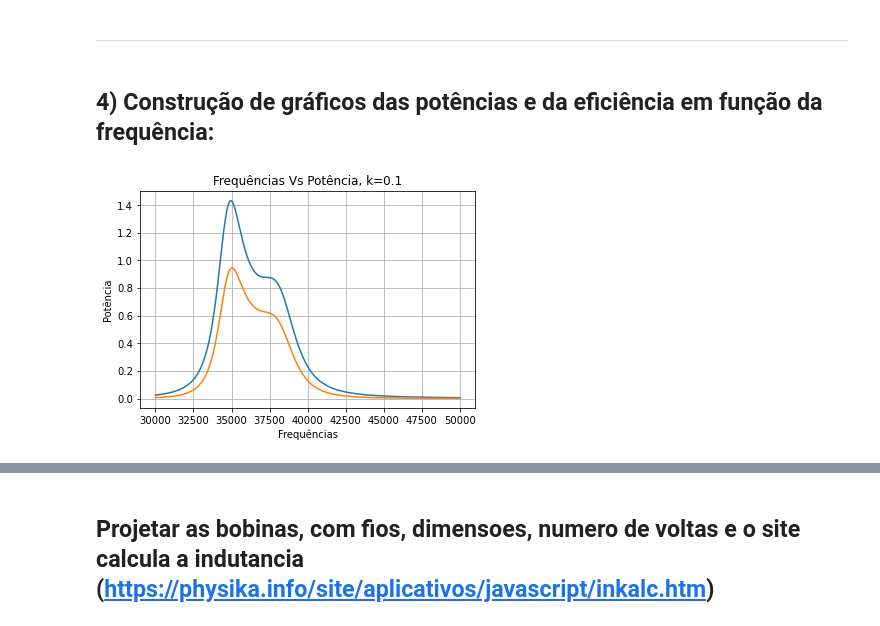
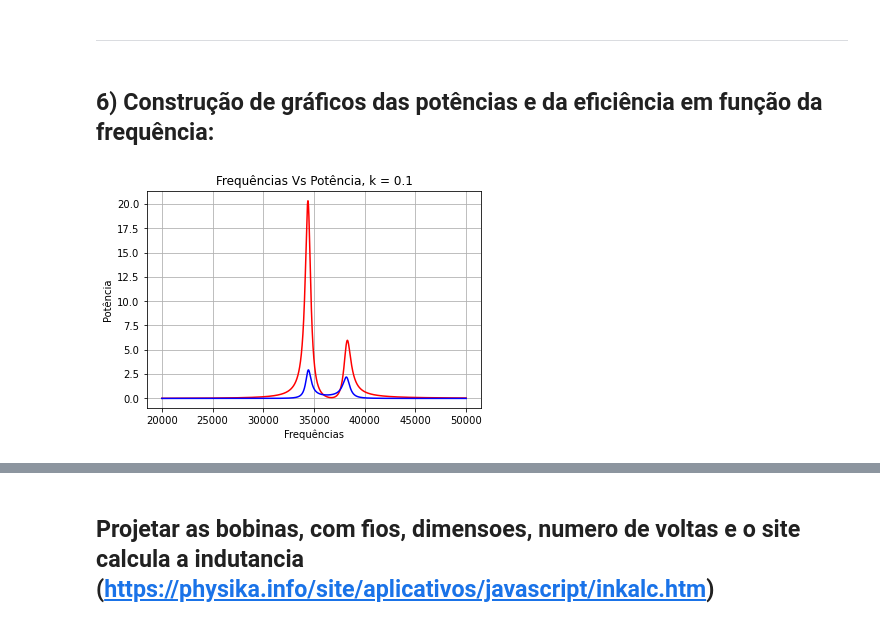
Before and after one commit to Gabrielamb2/eletromag, a Jupyter notebook: Projeto.ipynb, the cells around one changed output, grey strips where cells are left out. Drawn from its saved outputs; the diff is of its cells as text; code cells hidden in the pictures.

```diff
--- a/Projeto.ipynb
+++ b/Projeto.ipynb
@@ -152,32 +238,33 @@ plt.grid()
 # %% [markdown]
 ___
 # %% [markdown]
-## 4)  Construção de gráficos das potências e da eficiência em função da frequência:
+## 6)  Construção de gráficos das potências e da eficiência em função da frequência:
-# %%
-valores_freq = np.arange(3*10**4, 5*10**4, 0.5).tolist()
-lista_P1 = []
-lista_P2 = []
-for frequencias in valores_freq:
-    resposta = CalcularTransformador(10/pi,400,r1,frequencias,0.11,r2)  #teste: 10/pi,400,r1,frequencias,0.11,r2
-    i1,i2,xeq = resposta
-    s1 = (10/pi*(i1.conjugate()))/2
-    #pegando a parte ativa
-    P1 = s1.real
-    lista_P1.append(P1)
-
-    s2 = (xeq*i2*i2.conjugate())/2
-    #pegando a parte ativa
-    P2 = s2.real
-    lista_P2.append(P2)
-
-plt.plot(valores_freq,lista_P1)
-plt.plot(valores_freq,lista_P2)
-plt.xlabel("Frequências")
-plt.ylabel("Potência")
-plt.title("Frequências Vs Potência, k=0.1")
-plt.grid()
-# %% [output]
-[figure, removed]
+# %%
+lista_P1 = []
+lista_P2 = []
+
+for frequencias in valores_freq:
+    resposta = CalcularTransformador(v1,rc,r1,frequencias,k,r2)
+    i1,i2,xeq = resposta
+
+    s1 = (r1*i1*i1.conjugate())/2
+    #pegando a parte ativa
+    P1 = s1.real
+    lista_P1.append(P1)
+
+    s2 = (xeq*i2*i2.conjugate())/2
+    #pegando a parte ativa
+    P2 = s2.real
+    lista_P2.append(P2)
+
+plt.plot(valores_freq,lista_P1, "r")
+plt.plot(valores_freq,lista_P2, "b")
+plt.xlabel("Frequências")
+plt.ylabel("Potência")
+plt.title("Frequências Vs Potência, k = 0.1")
+plt.grid()
+# %% [output]
+[figure, added]
 # %%
 #esquentar mais o resistor:
 maior_potencia = max(lista_P2)
```
Also changed, not shown: parts of 26 cells of this notebook, 1 other file.
